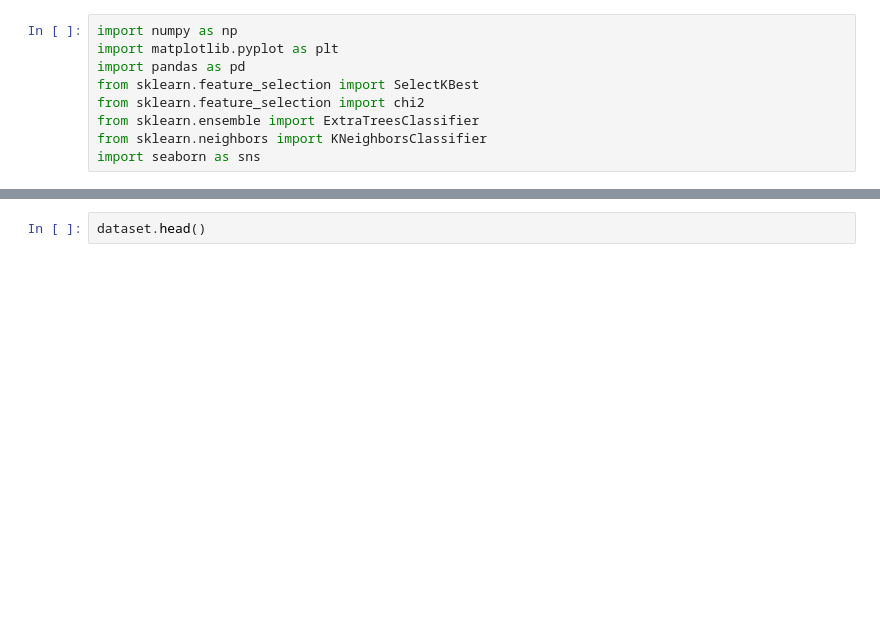
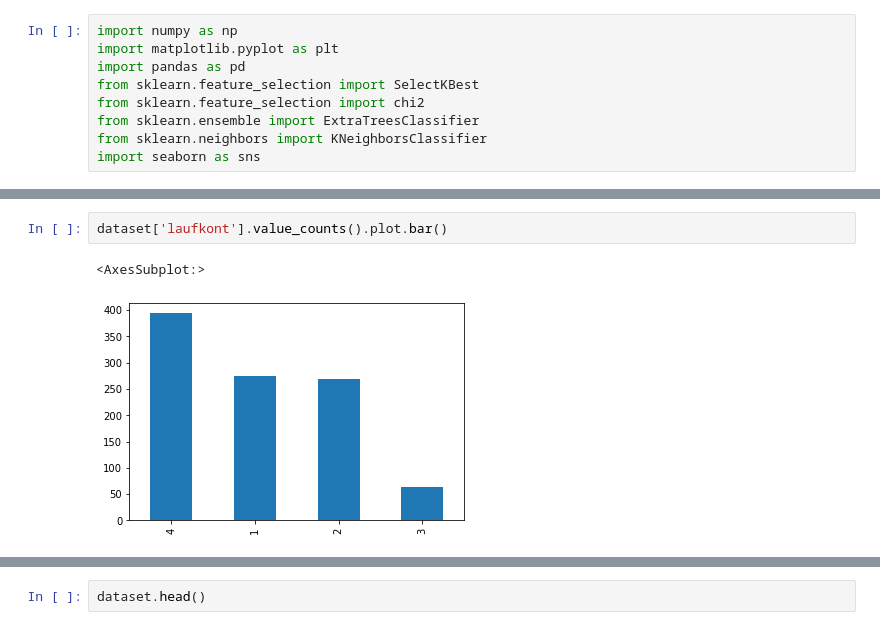
Before and after one commit to satriobhirawa/Kredit-EDA-SudDeutschland, a Jupyter notebook: KreditScoring_EDA.ipynb, the cells around one changed output, grey strips where cells are left out. Saved outputs shown, nothing was run; the diff lists cells and outputs as text; blank space fills up the shorter version.

```diff
--- a/KreditScoring_EDA.ipynb
+++ b/KreditScoring_EDA.ipynb
@@ -21,0 +153,5 @@ dataset = pd.read_csv('kredit.csv')
+# %%
+dataset['laufkont'].value_counts().plot.bar()
+# %% [output]
+<AxesSubplot:>
+[figure, added]
```
Also changed, not shown: parts of 94 cells of this notebook.
